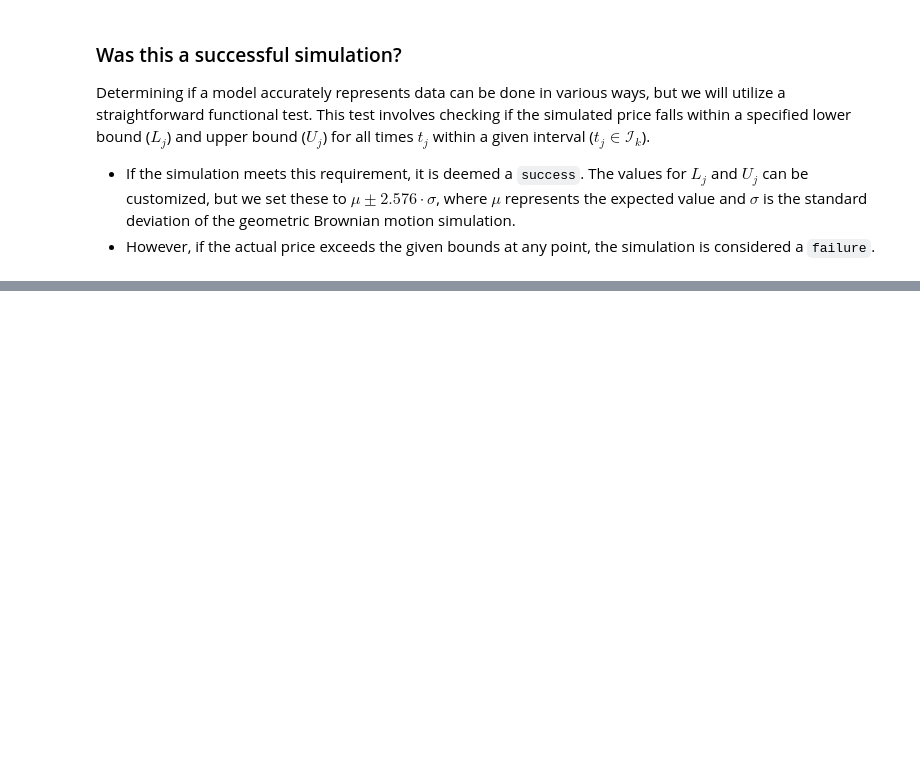
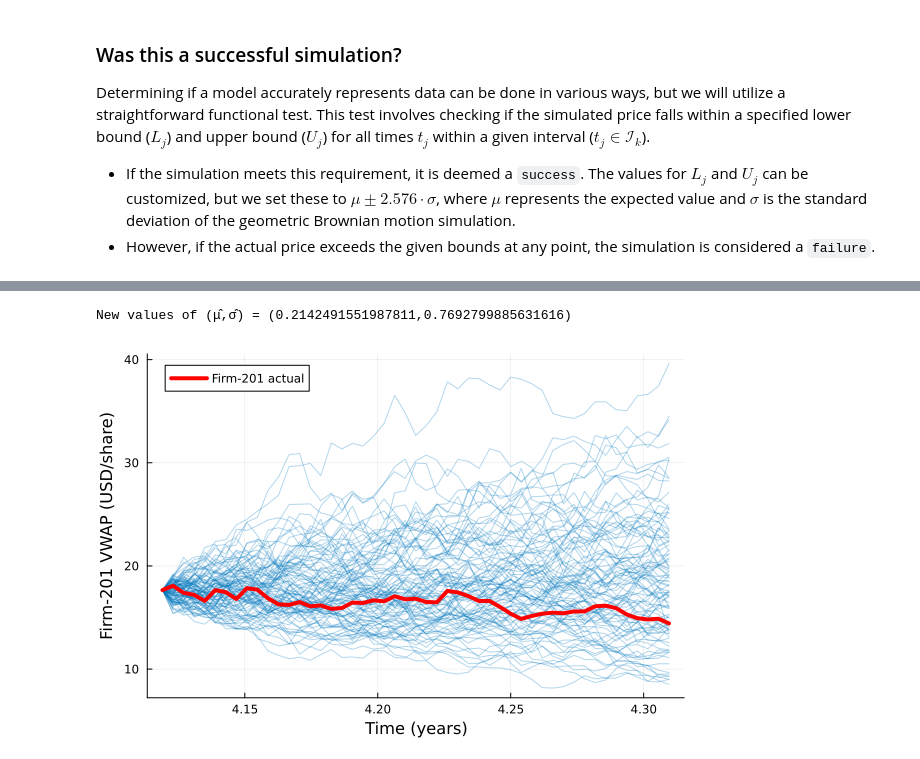
Before and after one commit to varnerlab/CHEME-5660-Labs-F23, a Jupyter notebook: CHEME-5660-L7b-EquityPriceStochasticModels.ipynb, the cells around one changed output, grey strips where cells are left out. Cells and saved outputs as stored; diff of their text form; code cells hidden in the pictures; blank space fills up the shorter version.

```diff
--- a/CHEME-5660-L7b-EquityPriceStochasticModels.ipynb
+++ b/CHEME-5660-L7b-EquityPriceStochasticModels.ipynb
@@ -269,0 +306,25 @@ The simultion of the VWAP of Firm-343 between (300 -> 348) was successful: true
+# %%
+μ̂_factor = 2.0 # FILL ME IN
+σ̂_factor = 2.0 # FILL ME IN
+μ̂_2 = μ̂ * μ̂_factor
+σ̂_2 = σ̂ * σ̂_factor
+println("New values of (μ̂,σ̂) = ($(μ̂_2),$(σ̂_2))")
+
+model_2 = build(MyGeometricBrownianMotionEquityModel, (
+            μ = μ̂_2, σ = σ̂_2 ));
+
+Sₒ = random_firm_data[start_index,:volume_weighted_average_price];
+T₁ = start_index*Δt
+T₂ = stop_index*Δt
+X_2 = sample(model_2, (Sₒ = Sₒ, T₁ = T₁, T₂ = T₂, Δt = Δt),
+    number_of_paths = 100);
+
+plot(X_2[:,1],X_2[:,2:end], label="", c=colors[2], alpha=0.3)
+plot!(X_2[:,1], random_firm_data[start_index:stop_index, :volume_weighted_average_price], lw=4, c=:red,
+    label="Firm-$(random_firm_index) actual")
+
+xlabel!("Time (years)", fontsize=18)
+ylabel!("Firm-$(random_firm_index) VWAP (USD/share)", fontsize=18)
+# %% [output]
+New values of (μ̂,σ̂) = (0.2142491551987811,0.7692799885631616)
+[figure, added]
```
Also changed, not shown: parts of 18 cells of this notebook.
